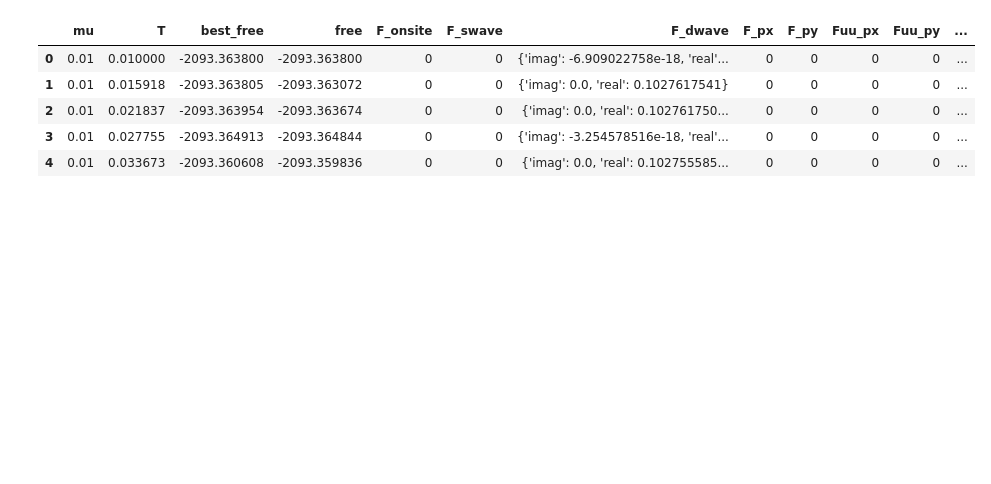
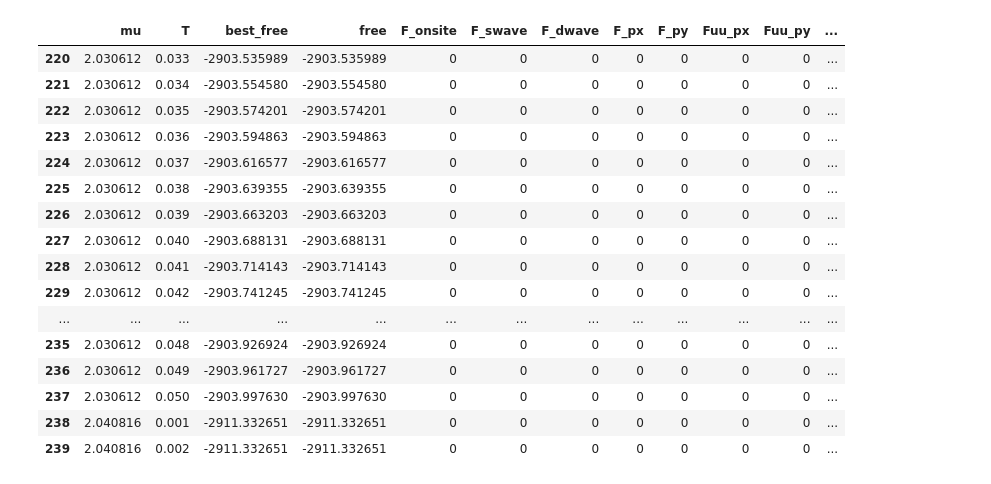
Before and after one commit to emilssp/master-thesis-codebase, a Jupyter notebook: diagrams/cluster/plot.ipynb, the cells around one changed output. Saved outputs shown, nothing was run; the diff lists cells and outputs as text; code cells hidden in the pictures; blank space fills up the shorter version.

```diff
--- a/diagrams/cluster/plot.ipynb
+++ b/diagrams/cluster/plot.ipynb
@@ -9,18 +9,29 @@ from scripts.postprocess import filter_df
 # %%
 free_tol= 1e-6
 # %%
-path = "./data/muT_V15"
+path = "./data/muT_res2"
 df = read_jsondir_to_df(path)
 df_filtered = filter_df(df, tol=1e-6)
 
-df_filtered.head()
+df_filtered.iloc[220:240]
 # %% [output]
 |  | mu | T | best_free | free | F_onsite | F_swave | F_dwave | F_px | F_py | Fuu_px | Fuu_py | ... |
-| 0 | 0.01 | 0.010000 | -2093.363800 | -2093.363800 | 0 | 0 | {'imag': -6.909022758e-18, 'real'... | 0 | 0 | 0 | 0 | ... |
-| 1 | 0.01 | 0.015918 | -2093.363805 | -2093.363072 | 0 | 0 | {'imag': 0.0, 'real': 0.1027617541} | 0 | 0 | 0 | 0 | ... |
-| 2 | 0.01 | 0.021837 | -2093.363954 | -2093.363674 | 0 | 0 | {'imag': 0.0, 'real': 0.102761750... | 0 | 0 | 0 | 0 | ... |
-| 3 | 0.01 | 0.027755 | -2093.364913 | -2093.364844 | 0 | 0 | {'imag': -3.254578516e-18, 'real'... | 0 | 0 | 0 | 0 | ... |
-| 4 | 0.01 | 0.033673 | -2093.360608 | -2093.359836 | 0 | 0 | {'imag': 0.0, 'real': 0.102755585... | 0 | 0 | 0 | 0 | ... |
+| 220 | 2.030612 | 0.033 | -2903.535989 | -2903.535989 | 0 | 0 | 0 | 0 | 0 | 0 | 0 | ... |
+| 221 | 2.030612 | 0.034 | -2903.554580 | -2903.554580 | 0 | 0 | 0 | 0 | 0 | 0 | 0 | ... |
+| 222 | 2.030612 | 0.035 | -2903.574201 | -2903.574201 | 0 | 0 | 0 | 0 | 0 | 0 | 0 | ... |
+| 223 | 2.030612 | 0.036 | -2903.594863 | -2903.594863 | 0 | 0 | 0 | 0 | 0 | 0 | 0 | ... |
+| 224 | 2.030612 | 0.037 | -2903.616577 | -2903.616577 | 0 | 0 | 0 | 0 | 0 | 0 | 0 | ... |
+| 225 | 2.030612 | 0.038 | -2903.639355 | -2903.639355 | 0 | 0 | 0 | 0 | 0 | 0 | 0 | ... |
+| 226 | 2.030612 | 0.039 | -2903.663203 | -2903.663203 | 0 | 0 | 0 | 0 | 0 | 0 | 0 | ... |
+| 227 | 2.030612 | 0.040 | -2903.688131 | -2903.688131 | 0 | 0 | 0 | 0 | 0 | 0 | 0 | ... |
+| 228 | 2.030612 | 0.041 | -2903.714143 | -2903.714143 | 0 | 0 | 0 | 0 | 0 | 0 | 0 | ... |
+| 229 | 2.030612 | 0.042 | -2903.741245 | -2903.741245 | 0 | 0 | 0 | 0 | 0 | 0 | 0 | ... |
+| ... | ... | ... | ... | ... | ... | ... | ... | ... | ... | ... | ... | ... |
+| 235 | 2.030612 | 0.048 | -2903.926924 | -2903.926924 | 0 | 0 | 0 | 0 | 0 | 0 | 0 | ... |
+| 236 | 2.030612 | 0.049 | -2903.961727 | -2903.961727 | 0 | 0 | 0 | 0 | 0 | 0 | 0 | ... |
+| 237 | 2.030612 | 0.050 | -2903.997630 | -2903.997630 | 0 | 0 | 0 | 0 | 0 | 0 | 0 | ... |
+| 238 | 2.040816 | 0.001 | -2911.332651 | -2911.332651 | 0 | 0 | 0 | 0 | 0 | 0 | 0 | ... |
+| 239 | 2.040816 | 0.002 | -2911.332651 | -2911.332651 | 0 | 0 | 0 | 0 | 0 | 0 | 0 | ... |
 # %%
 import numpy as np
 import pandas as pd
```
Also changed, not shown: parts of 3 cells of this notebook, 5 other files.
